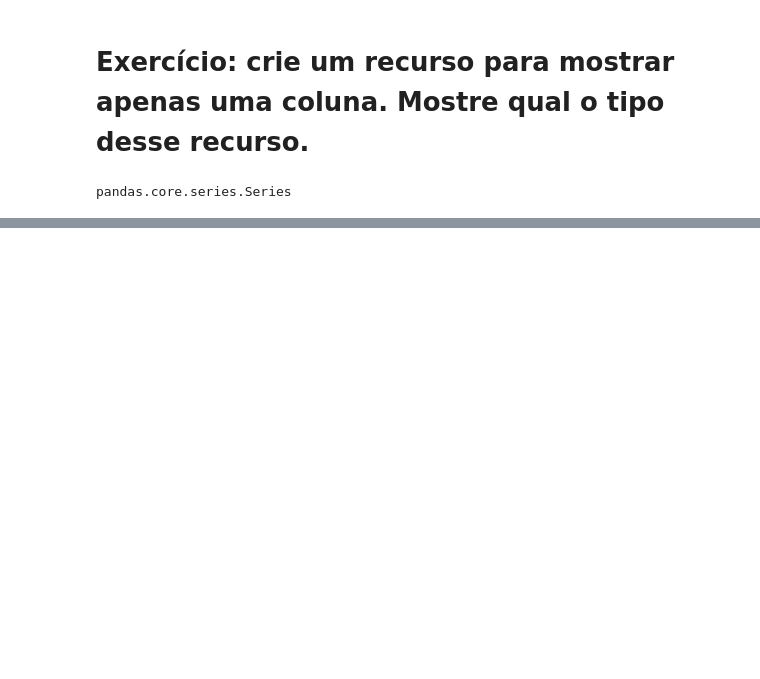
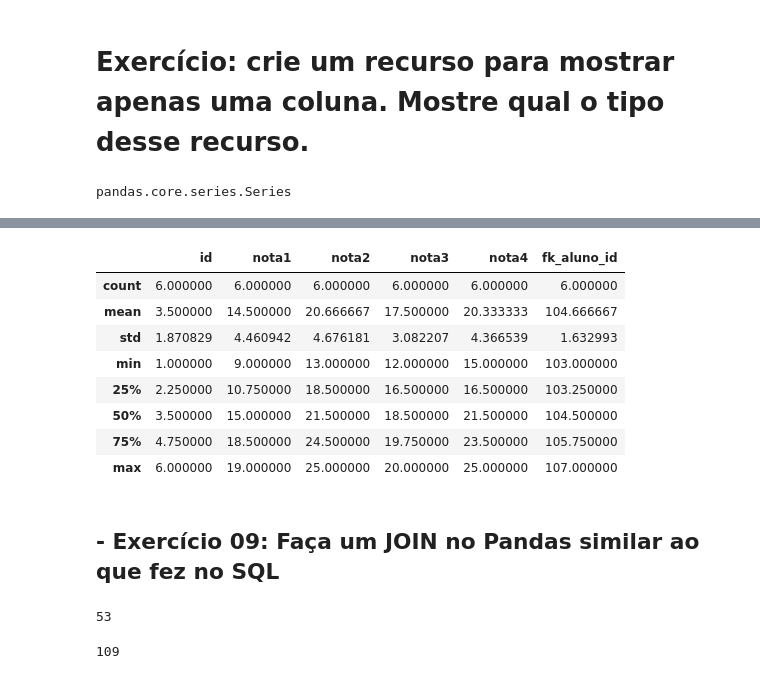
Before and after one commit to LeoSousaJesus/semana_ciencia_de_dados, a Jupyter notebook: projetotarde_final/notebook_tarde.ipynb, the cells around one changed output, grey strips where cells are left out. Cells and saved outputs as stored; diff of their text form; code cells hidden in the pictures; blank space fills up the shorter version.

```diff
--- a/projetotarde_final/notebook_tarde.ipynb
+++ b/projetotarde_final/notebook_tarde.ipynb
@@ -161,0 +345,22 @@ pandas.core.series.Series
+# %%
+# Definir as credenciais:
+user = 'root'
+password = urllib.parse.quote_plus('senai@123')
+host = 'localhost'
+database = 'schooltracker'
+
+# Criar uma url de conexão:
+connection_string = f'mysql+pymysql://{user}:{password}@{host}/{database}'
+
+# Criar a conexão com o create_engine()
+engine = create_engine(connection_string)
+
+
+# Escrever uma consulta SQL
+query_avaliacao = "SELECT * FROM avaliacao"
+
+# criar o dataframe
+df_avaliacao =pd.read_sql(query_avaliacao,engine)
+
+# Mostrar os cinco primeiros
+df_avaliacao.head()
@@ -161,0 +437,22 @@ pandas.core.series.Series
+# %%
+df_avaliacao.describe()
+# %% [output]
+|  | id | nota1 | nota2 | nota3 | nota4 | fk_aluno_id |
+| count | 6.000000 | 6.000000 | 6.000000 | 6.000000 | 6.000000 | 6.000000 |
+| mean | 3.500000 | 14.500000 | 20.666667 | 17.500000 | 20.333333 | 104.666667 |
+| std | 1.870829 | 4.460942 | 4.676181 | 3.082207 | 4.366539 | 1.632993 |
+| min | 1.000000 | 9.000000 | 13.000000 | 12.000000 | 15.000000 | 103.000000 |
+| 25% | 2.250000 | 10.750000 | 18.500000 | 16.500000 | 16.500000 | 103.250000 |
+| 50% | 3.500000 | 15.000000 | 21.500000 | 18.500000 | 21.500000 | 104.500000 |
+| 75% | 4.750000 | 18.500000 | 24.500000 | 19.750000 | 23.500000 | 105.750000 |
+| max | 6.000000 | 19.000000 | 25.000000 | 20.000000 | 25.000000 | 107.000000 |
+# %% [markdown]
+## - Exercício 09: Faça um JOIN no Pandas similar ao que fez no SQL
+# %%
+len(df_diariobordo)
+# %% [output]
+53
+# %%
+len(df_alunos)
+# %% [output]
+109
```
Also changed, not shown: parts of 51 cells of this notebook, 3 other files.
